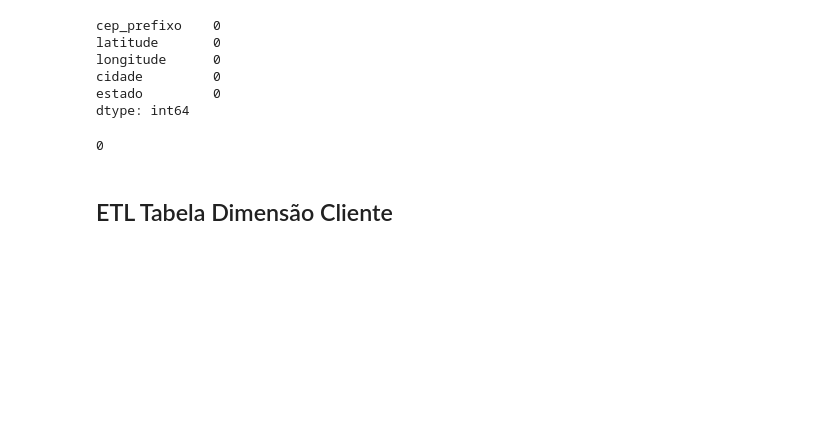
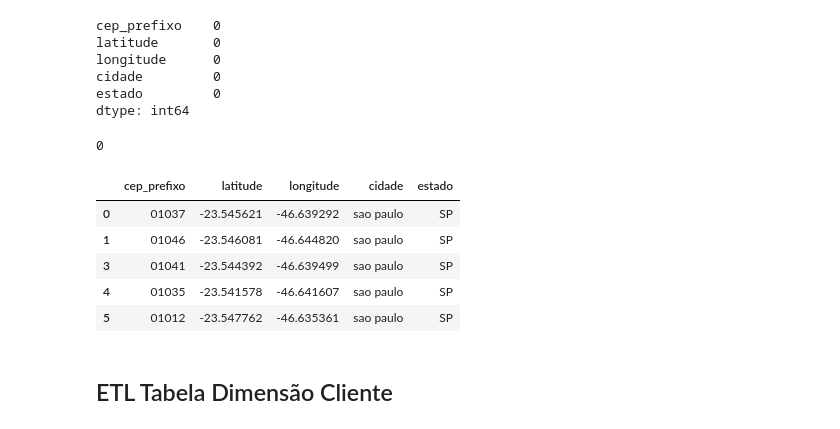
Before and after one commit to Andrey-Silva-Data/end-to-end-ecommerce-olist, a Jupyter notebook: ecommerce.ipynb, the cells around one changed output. Drawn from its saved outputs; the diff is of its cells as text; code cells hidden in the pictures; blank space fills up the shorter version.

```diff
--- a/ecommerce.ipynb
+++ b/ecommerce.ipynb
@@ -139,6 +139,9 @@ longitude      float64
 cidade             str
 estado             str
 dtype: object
+# %%
+# padronizar coluna cep_prefixo para 5 digitos com zero a esquerda
+geolocalizacao['cep_prefixo'] = geolocalizacao['cep_prefixo'].astype(str).str.zfill(5)
 # %%
 # 2. Tratar texto de cidade e estado
 geolocalizacao['cidade'] = geolocalizacao['cidade'].astype(str).str.strip().str.slice(0, 100)
@@ -171,18 +174,15 @@ dtype: int64
 print(geolocalizacao[geolocalizacao.isnull().all(axis=1)].shape[0])
 # %% [output]
 0
-# %%
-#tratamento cep_prefixo para não ter duplicidade na tabela, fazendo agrupamento
-geolocalizacao = (
-    geolocalizacao
-    .groupby("cep_prefixo", as_index=False)
-    .agg({
-        "latitude": "mean",
-        "longitude": "mean",
-        "cidade": "first",
-        "estado": "first"
-    })
-)
+# %%
+geolocalizacao.head()
+# %% [output]
+|  | cep_prefixo | latitude | longitude | cidade | estado |
+| 0 | 01037 | -23.545621 | -46.639292 | sao paulo | SP |
+| 1 | 01046 | -23.546081 | -46.644820 | sao paulo | SP |
+| 3 | 01041 | -23.544392 | -46.639499 | sao paulo | SP |
+| 4 | 01035 | -23.541578 | -46.641607 | sao paulo | SP |
+| 5 | 01012 | -23.547762 | -46.635361 | sao paulo | SP |
 # %% [markdown]
 ## ETL Tabela Dimensão Cliente
 # %%
```
Also changed, not shown: parts of 105 cells of this notebook.
